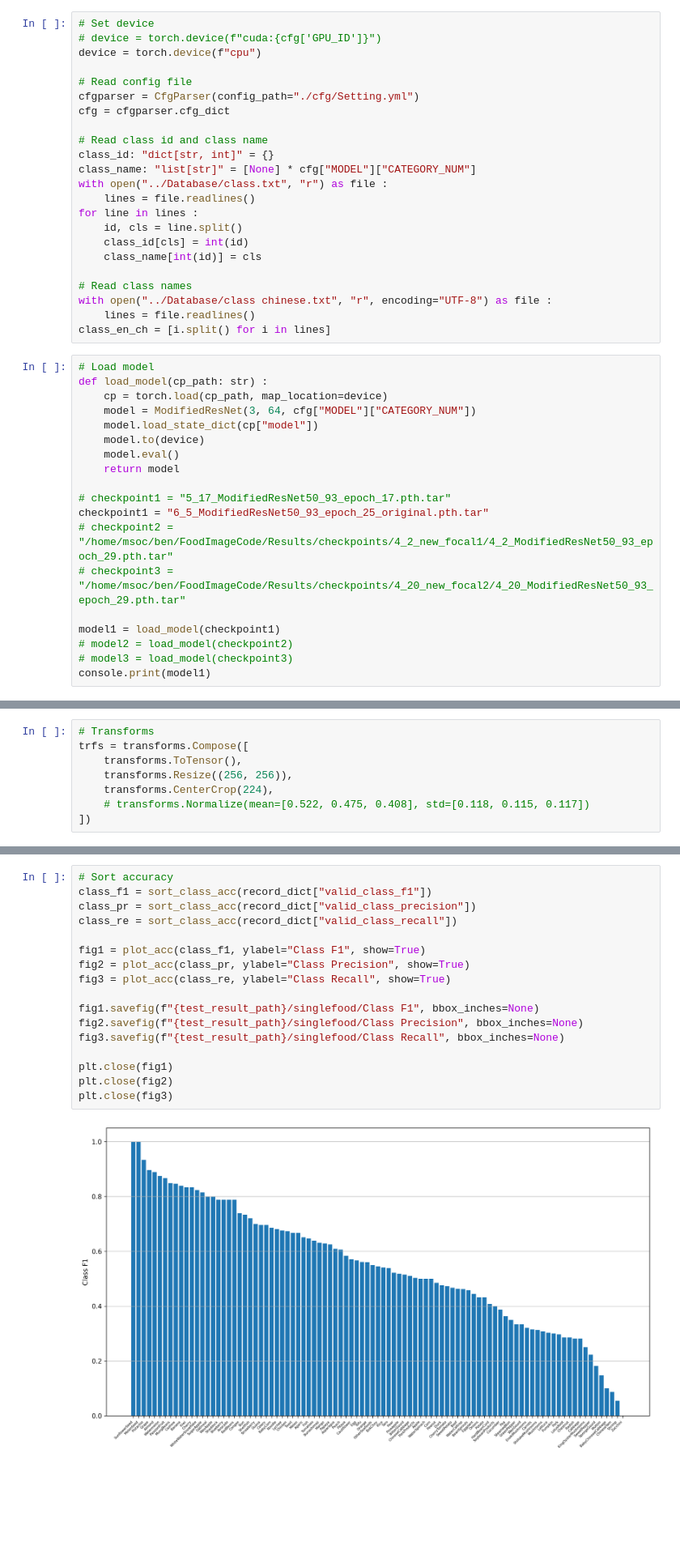
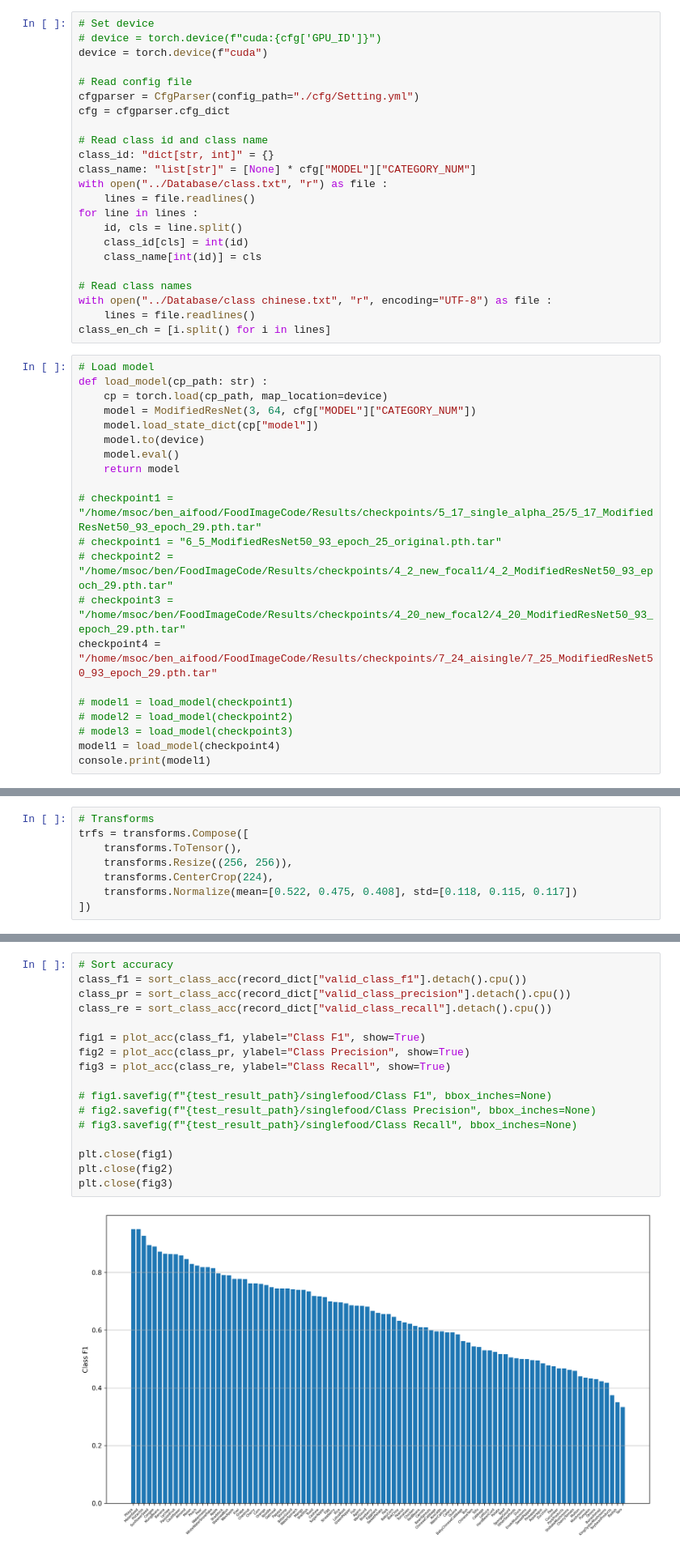
Before and after one commit to BEN425/Food93ClassificationModel, a Jupyter notebook: FoodImageCode/test.ipynb, the cells around one changed output, grey strips where cells are left out. Shown at 81% size. Saved outputs shown, nothing was run; the diff lists cells and outputs as text; blank space fills up the shorter version.

```diff
--- a/FoodImageCode/test.ipynb
+++ b/FoodImageCode/test.ipynb
@@ -48,7 +48,7 @@ from cam import *
 # %%
 # Set device
 # device = torch.device(f"cuda:{cfg['GPU_ID']}")
-device = torch.device(f"cpu")
+device = torch.device(f"cuda")
 
 # Read config file
 cfgparser = CfgParser(config_path="./cfg/Setting.yml")
@@ -78,14 +78,16 @@ def load_model(cp_path: str) :
     model.eval()
     return model
 
-# checkpoint1 = "5_17_ModifiedResNet50_93_epoch_17.pth.tar"
-checkpoint1 = "6_5_ModifiedResNet50_93_epoch_25_original.pth.tar"
+# checkpoint1 = "/home/msoc/ben_aifood/FoodImageCode/Results/checkpoints/5_17_single_alpha_25/5_17_ModifiedResNet50_93_epoch_29.pth.tar"
+# checkpoint1 = "6_5_ModifiedResNet50_93_epoch_25_original.pth.tar"
 # checkpoint2 = "/home/msoc/ben/FoodImageCode/Results/checkpoints/4_2_new_focal1/4_2_ModifiedResNet50_93_epoch_29.pth.tar"
 # checkpoint3 = "/home/msoc/ben/FoodImageCode/Results/checkpoints/4_20_new_focal2/4_20_ModifiedResNet50_93_epoch_29.pth.tar"
+checkpoint4 = "/home/msoc/ben_aifood/FoodImageCode/Results/checkpoints/7_24_aisingle/7_25_ModifiedResNet50_93_epoch_29.pth.tar"
 
-model1 = load_model(checkpoint1)
+# model1 = load_model(checkpoint1)
 # model2 = load_model(checkpoint2)
 # model3 = load_model(checkpoint3)
+model1 = load_model(checkpoint4)
 console.print(model1)
 # %% [output]
 ModifiedResNet(
@@ -134,7 +136,7 @@ trfs = transforms.Compose([
     transforms.ToTensor(),
     transforms.Resize((256, 256)),
     transforms.CenterCrop(224),
-    # transforms.Normalize(mean=[0.522, 0.475, 0.408], std=[0.118, 0.115, 0.117])
+    transforms.Normalize(mean=[0.522, 0.475, 0.408], std=[0.118, 0.115, 0.117])
 ])
 # %% [markdown]
 #### Utilities
@@ -536,20 +524,20 @@ class_fp
 #### Graph
 # %%
 # Sort accuracy
-class_f1 = sort_class_acc(record_dict["valid_class_f1"])
-class_pr = sort_class_acc(record_dict["valid_class_precision"])
-class_re = sort_class_acc(record_dict["valid_class_recall"])
+class_f1 = sort_class_acc(record_dict["valid_class_f1"].detach().cpu())
+class_pr = sort_class_acc(record_dict["valid_class_precision"].detach().cpu())
+class_re = sort_class_acc(record_dict["valid_class_recall"].detach().cpu())
 
 fig1 = plot_acc(class_f1, ylabel="Class F1", show=True)
 fig2 = plot_acc(class_pr, ylabel="Class Precision", show=True)
 fig3 = plot_acc(class_re, ylabel="Class Recall", show=True)
 
-fig1.savefig(f"{test_result_path}/singlefood/Class F1", bbox_inches=None)
-fig2.savefig(f"{test_result_path}/singlefood/Class Precision", bbox_inches=None)
-fig3.savefig(f"{test_result_path}/singlefood/Class Recall", bbox_inches=None)
+# fig1.savefig(f"{test_result_path}/singlefood/Class F1", bbox_inches=None)
+# fig2.savefig(f"{test_result_path}/singlefood/Class Precision", bbox_inches=None)
+# fig3.savefig(f"{test_result_path}/singlefood/Class Recall", bbox_inches=None)
 
 plt.close(fig1)
 plt.close(fig2)
 plt.close(fig3)
 # %% [output]
-[figure, old version]
+[figure, new version]
```
Also changed, not shown: parts of 11 cells of this notebook, 5 other files.
